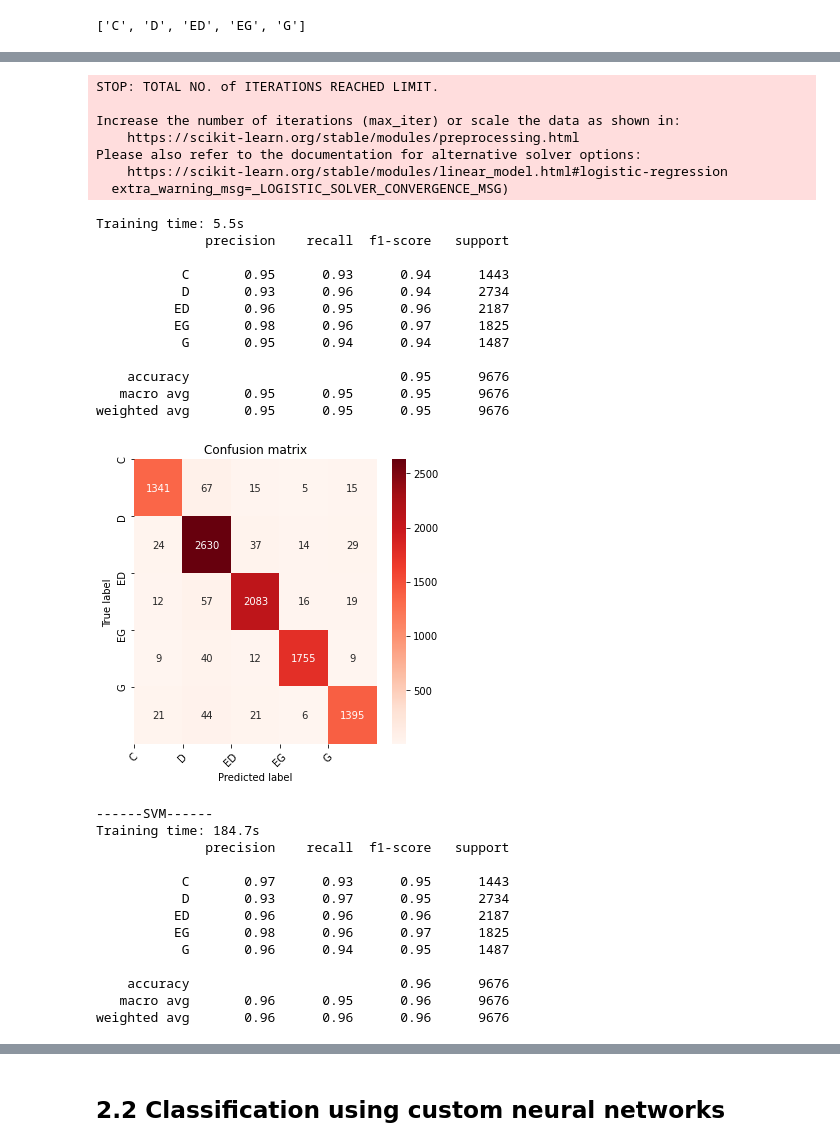
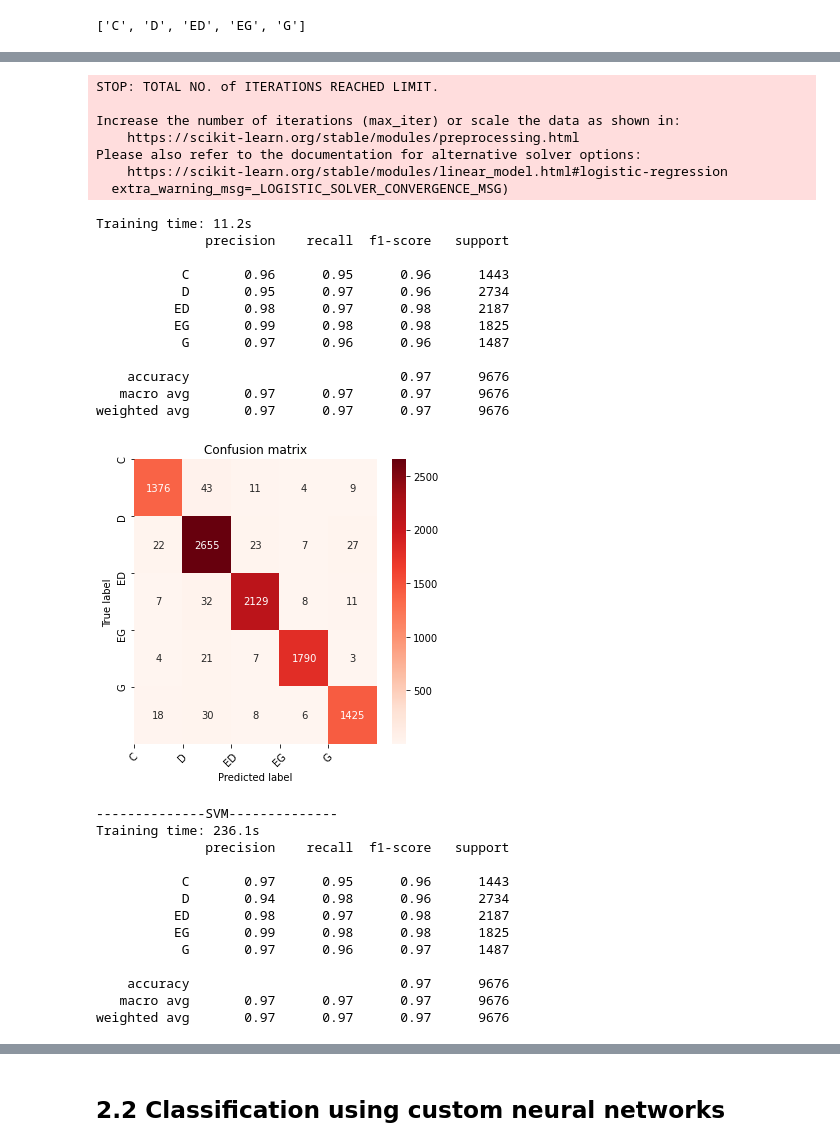
Before and after one commit to aymericfloyrac/NLP-Political-line-classification, a Jupyter notebook: Project.ipynb, the cells around one changed output, grey strips where cells are left out. Cells and saved outputs as stored; diff of their text form; code cells hidden in the pictures.

```diff
--- a/Project.ipynb
+++ b/Project.ipynb
@@ -105 +109,32 @@ classifiers = {'Logistic regression':LogisticRegression(C=10, class_weight=None,
+# %%
+#DO NOT RUN
+parameters_logit = {'max_iter': [200],
+                    'C': [1, 10, 100]
+                    }
+parameters_svm = {'C': [0.01,0.1,1,10,100],
+                  'gamma': [0.01,0.1,1,10,100]
+                  }
+parameters_rf = {'n_estimators': [300, 400, 600],
+                  'max_features': ['log2', 'sqrt'],
+                  'max_depth': [300, 500, 700],
+                  'min_samples_split': [500, 600, 700]
+                }
+parameter_nn = {'hidden_layer_sizes': [(50,50,50), (50,100,50), (100,)],
+                   'activation': ['tanh', 'relu'],
+                   'solver': ['sgd', 'adam'],
+                   'alpha': [0.01, 0.05],
+                   'learning_rate': ['constant','adaptive'],
+                   }
+parameters = {'Logistic regression' : parameters_logit,
+              'SVM' : parameters_svm,
+              'Random Forest' : parameters_rf
+              'Multi Layer Perceptron' : parameters_nn
+              }
+
+for name,clf in classifiers.items():
+    clf = grid_search_classifier(clf,parameters[name])
+    clf.fit(Xtrain,ytrain)
+    ypred = clf.predict(Xval)
+    boldprint('--------------'+name+'--------------')
+    print(evaluate(yval,ypred))
 # %% [markdown]
@@ -107,5 +142,8 @@ We use the following code to evaluate the models on the validation set.
+# %%
+hp = json.load(open('data/hyperparameters_random.json'))
 # %%
 for name,clf in classifiers.items():
+    clf = clf.set_params(**hp[name])
     clf.fit(Xtrain,ytrain)
     ypred = clf.predict(Xval)
     boldprint('--------------'+name+'--------------')
@@ -138,13 +176,14 @@ sorted_labels
 # %% [output]
 ['C', 'D', 'ED', 'EG', 'G']
 # %%
+#use the complete training set
 Xtrain_ = vstack((Xtrain, Xval))
-ytrain_ = hstack((ytrain, yval)).T
+ytrain_ = np.concatenate((ytrain, yval))
 # %%
 for name,clf in classifiers.items():
     boldprint('--------------'+name+'--------------')
     start = time.time()
-    clf.fit(Xtrain,ytrain)
+    clf.fit(Xtrain_,ytrain_)
     end = time.time()
     print(f'Training time: {end-start:.1f}s')
     ypred = clf.predict(Xtest)
@@ -155,33 +194,33 @@ for name,clf in classifiers.items():
 STOP: TOTAL NO. of ITERATIONS REACHED LIMIT.
 
 Increase the number of iterations (max_iter) or scale the data as shown in:
     https://scikit-learn.org/stable/modules/preprocessing.html
 Please also refer to the documentation for alternative solver options:
     https://scikit-learn.org/stable/modules/linear_model.html#logistic-regression
   extra_warning_msg=_LOGISTIC_SOLVER_CONVERGENCE_MSG)
-Training time: 5.5s
+Training time: 11.2s
               precision    recall  f1-score   support
 
-           C       0.95      0.93      0.94      1443
-           D       0.93      0.96      0.94      2734
-          ED       0.96      0.95      0.96      2187
-          EG       0.98      0.96      0.97      1825
-           G       0.95      0.94      0.94      1487
+           C       0.96      0.95      0.96      1443
+           D       0.95      0.97      0.96      2734
+          ED       0.98      0.97      0.98      2187
+          EG       0.99      0.98      0.98      1825
+           G       0.97      0.96      0.96      1487
 
-    accuracy                           0.95      9676
-   macro avg       0.95      0.95      0.95      9676
-weighted avg       0.95      0.95      0.95      9676
+    accuracy                           0.97      9676
+   macro avg       0.97      0.97      0.97      9676
+weighted avg       0.97      0.97      0.97      9676
-[figure, old version]
+[figure, new version]
-------SVM------
-Training time: 184.7s
+--------------SVM--------------
+Training time: 236.1s
               precision    recall  f1-score   support
 
-           C       0.97      0.93      0.95      1443
-           D       0.93      0.97      0.95      2734
-          ED       0.96      0.96      0.96      2187
-          EG       0.98      0.96      0.97      1825
-           G       0.96      0.94      0.95      1487
+           C       0.97      0.95      0.96      1443
+           D       0.94      0.98      0.96      2734
+          ED       0.98      0.97      0.98      2187
+          EG       0.99      0.98      0.98      1825
+           G       0.97      0.96      0.97      1487
 
-    accuracy                           0.96      9676
-   macro avg       0.96      0.95      0.96      9676
-weighted avg       0.96      0.96      0.96      9676
+    accuracy                           0.97      9676
+   macro avg       0.97      0.97      0.97      9676
+weighted avg       0.97      0.97      0.97      9676
```
Also changed, not shown: parts of 70 cells of this notebook.
